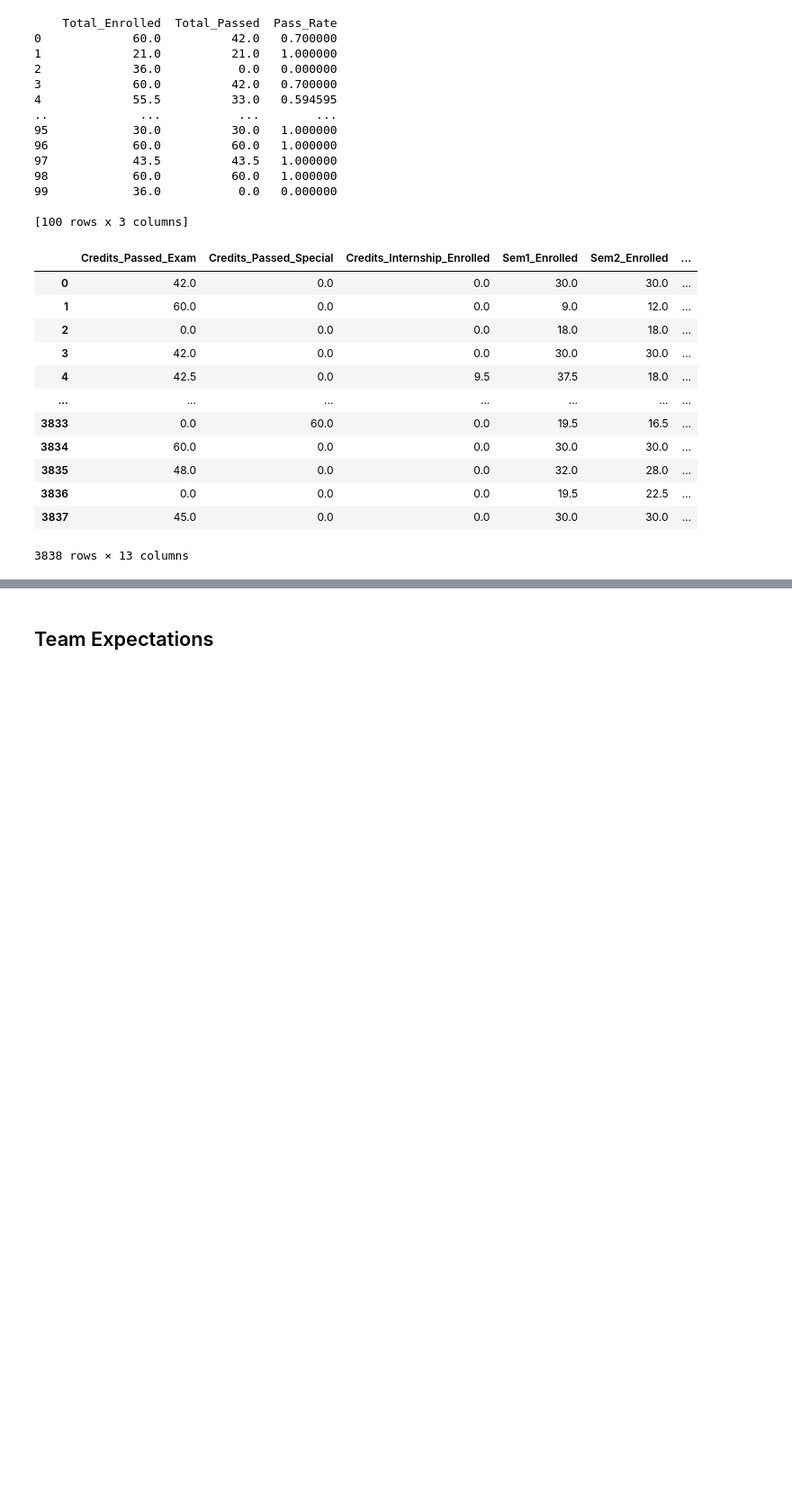
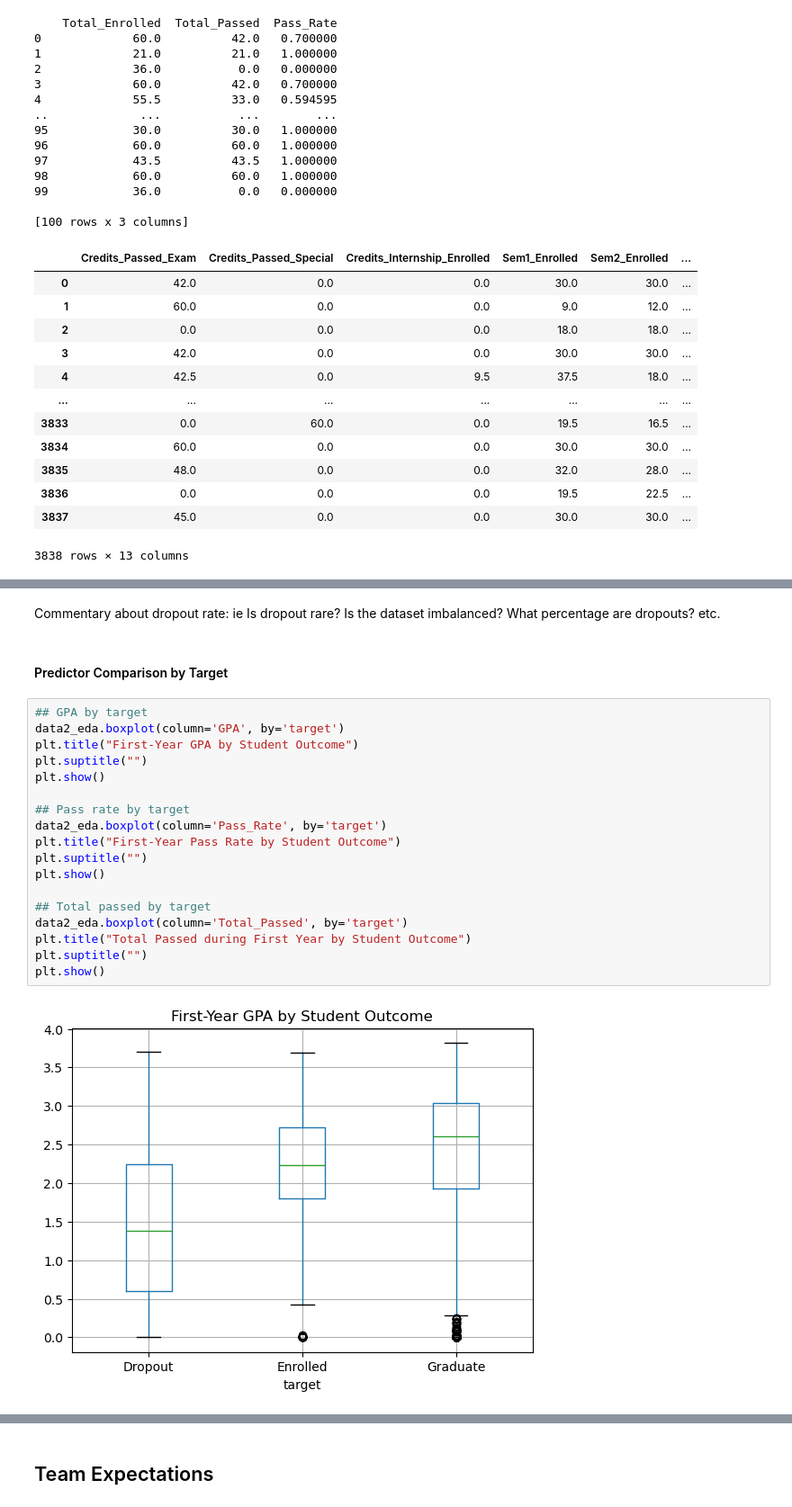
Before and after one commit to COGS108/Group127_WI26, a Jupyter notebook: 02-EDACheckpoint.ipynb, the cells around one changed output, grey strips where cells are left out. Shown at 90% size. Cells and saved outputs as stored; diff of their text form; blank space fills up the shorter version.

Commit message:
revisions and dataset 2 eda

```diff
--- a/02-EDACheckpoint.ipynb
+++ b/02-EDACheckpoint.ipynb
@@ -819,0 +847,24 @@ data2_eda
+# %% [markdown]
+Commentary about dropout rate: ie Is dropout rare? Is the dataset imbalanced? What percentage are dropouts? etc.
+# %% [markdown]
+#### Predictor Comparison by Target
+# %%
+## GPA by target
+data2_eda.boxplot(column='GPA', by='target')
+plt.title("First-Year GPA by Student Outcome")
+plt.suptitle("")
+plt.show()
+
+## Pass rate by target
+data2_eda.boxplot(column='Pass_Rate', by='target')
+plt.title("First-Year Pass Rate by Student Outcome")
+plt.suptitle("")
+plt.show()
+
+## Total passed by target
+data2_eda.boxplot(column='Total_Passed', by='target')
+plt.title("Total Passed during First Year by Student Outcome")
+plt.suptitle("")
+plt.show()
+# %% [output]
+[figure, added]
```
Also changed, not shown: parts of 26 cells of this notebook.
